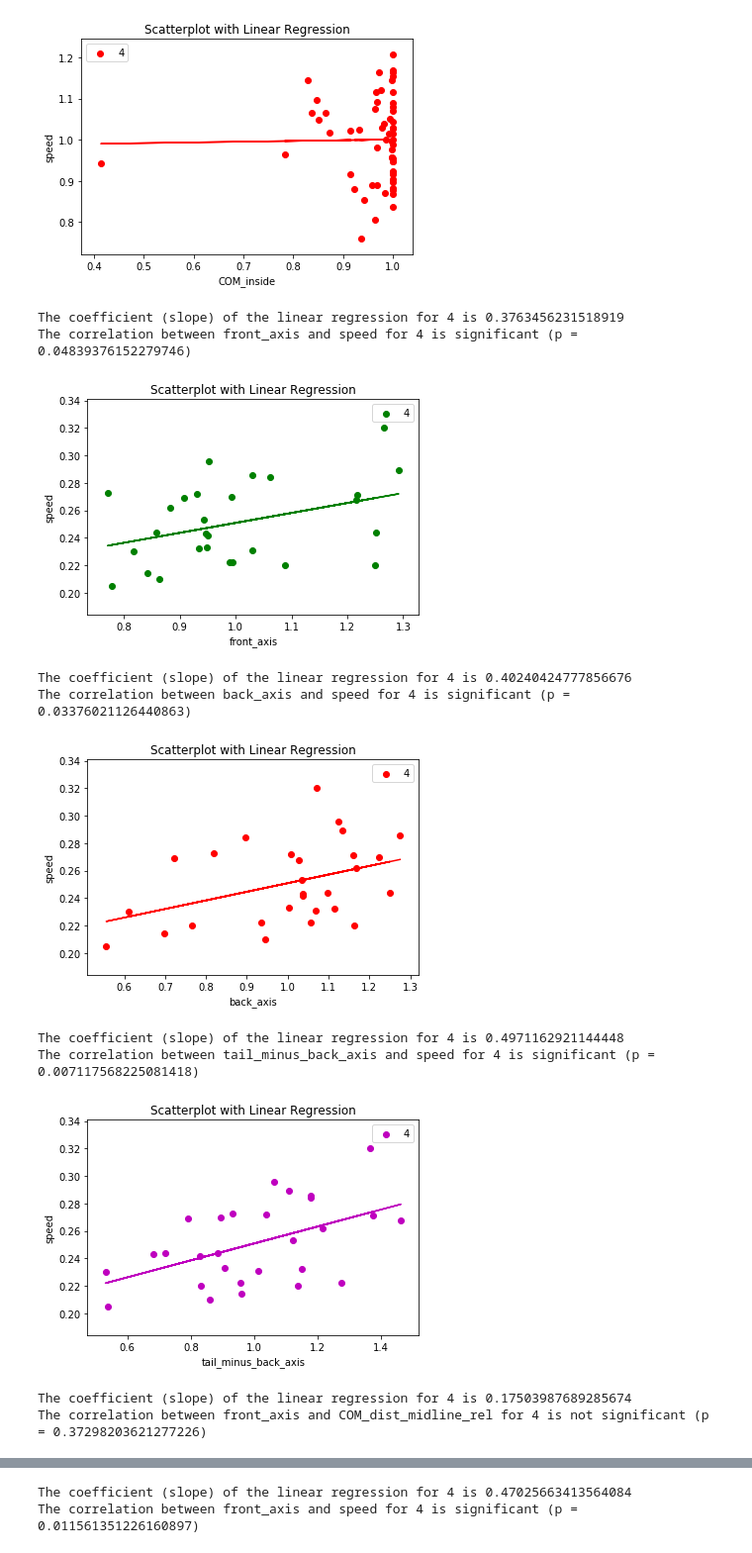
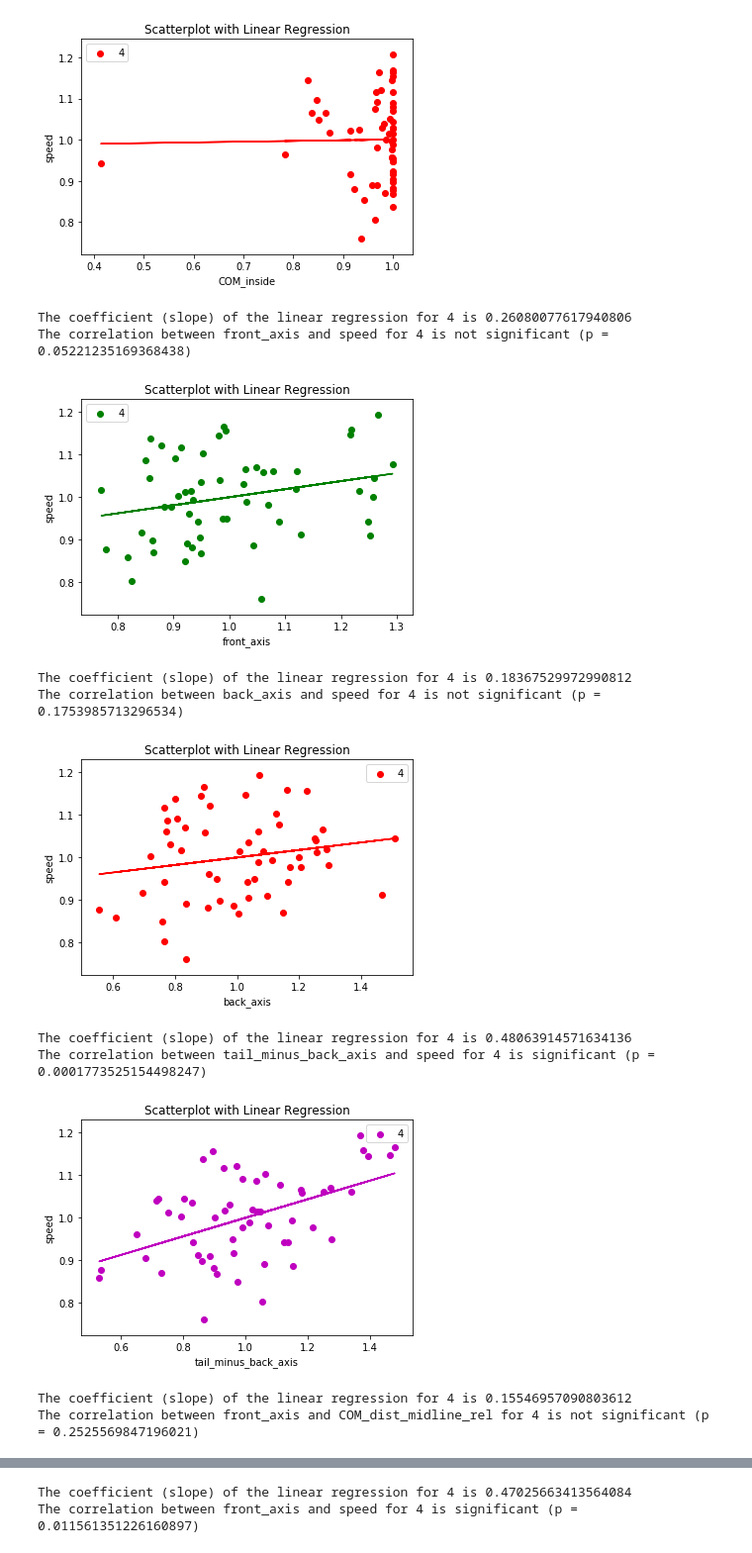
Before and after one commit to salvatoreNRIM/scripts_Tail_Kinematic_Project_JEB_2024, a Jupyter notebook: Scatter_speed_performance_no_pert-final.ipynb, the cells around one changed output, grey strips where cells are left out. Shown at 99% size. Cells and saved outputs as stored; diff of their text form; code cells hidden in the pictures.

Commit message:
Tail traces btw 0 to 360

```diff
--- a/Scatter_speed_performance_no_pert-final.ipynb
+++ b/Scatter_speed_performance_no_pert-final.ipynb
@@ -211,26 +211,26 @@ tail_disp_side = [[35.61257, 34.86959, 37.70405, 32.86737, 33.93442, 35.11956, 3
 # plot_and_print_linreg([unpack_list(normalize_by_min(tail_disp_side))], [unpack_list((COM_dist_midline_rel))], labels, 'tail_mean_side', 'COM_dist_midline_rel')
 # %%
 #Extract all plots together
-widths_beg = 2
+widths_beg = 0
 widths_end = 5
 colors = ['green', 'red', 'magenta', 'gray'] # Add more colors as needed
 
-plot_and_print_linreg([unpack_list(normalize_by_min(front_axis[widths_beg:widths_end]))], [unpack_list((speed[widths_beg:widths_end]))], labels, 'front_axis', 'speed', colors[0])
-plot_and_print_linreg([unpack_list(normalize_by_min(back_axis[widths_beg:widths_end]))], [unpack_list((speed[widths_beg:widths_end]))], labels, 'back_axis', 'speed', colors[1])
-plot_and_print_linreg([unpack_list(normalize_by_min(tail_minus_back_axis[widths_beg:widths_end]))], [unpack_list((speed[widths_beg:widths_end]))], labels, 'tail_minus_back_axis', 'speed', colors[2])
+plot_and_print_linreg([unpack_list(normalize_by_min(front_axis[widths_beg:widths_end]))], [unpack_list(normalize_by_min(speed[widths_beg:widths_end]))], labels, 'front_axis', 'speed', colors[0])
+plot_and_print_linreg([unpack_list(normalize_by_min(back_axis[widths_beg:widths_end]))], [unpack_list(normalize_by_min(speed[widths_beg:widths_end]))], labels, 'back_axis', 'speed', colors[1])
+plot_and_print_linreg([unpack_list(normalize_by_min(tail_minus_back_axis[widths_beg:widths_end]))], [unpack_list(normalize_by_min(speed[widths_beg:widths_end]))], labels, 'tail_minus_back_axis', 'speed', colors[2])
 
-plot_and_print_linreg([unpack_list(normalize_by_min(front_axis[widths_beg:widths_end]))], [unpack_list((COM_dist_midline_rel[widths_beg:widths_end]))], labels, 'front_axis', 'COM_dist_midline_rel', colors[0])
-plot_and_print_linreg([unpack_list(normalize_by_min(back_axis[widths_beg:widths_end]))], [unpack_list((COM_dist_midline_rel[widths_beg:widths_end]))], labels, 'back_axis', 'COM_dist_midline_rel', colors[1])
-plot_and_print_linreg([unpack_list(normalize_by_min(tail_minus_back_axis[widths_beg:widths_end]))], [unpack_list((COM_dist_midline_rel[widths_beg:widths_end]))], labels, 'tail_minus_back_axis', 'COM_dist_midline_rel', colors[2])
+plot_and_print_linreg([unpack_list(normalize_by_min(front_axis[widths_beg:widths_end]))], [unpack_list(normalize_by_min(COM_dist_midline_rel[widths_beg:widths_end]))], labels, 'front_axis', 'COM_dist_midline_rel', colors[0])
+plot_and_print_linreg([unpack_list(normalize_by_min(back_axis[widths_beg:widths_end]))], [unpack_list(normalize_by_min(COM_dist_midline_rel[widths_beg:widths_end]))], labels, 'back_axis', 'COM_dist_midline_rel', colors[1])
+plot_and_print_linreg([unpack_list(normalize_by_min(tail_minus_back_axis[widths_beg:widths_end]))], [unpack_list(normalize_by_min(COM_dist_midline_rel[widths_beg:widths_end]))], labels, 'tail_minus_back_axis', 'COM_dist_midline_rel', colors[2])
 # %% [output]
-The coefficient (slope) of the linear regression for 4 is 0.3763456231518919
-The correlation between front_axis and speed for 4 is significant (p = 0.04839376152279746)
+The coefficient (slope) of the linear regression for 4 is 0.26080077617940806
+The correlation between front_axis and speed for 4 is not significant (p = 0.05221235169368438)
-[figure, old version]
+[figure, new version]
-The coefficient (slope) of the linear regression for 4 is 0.40240424777856676
-The correlation between back_axis and speed for 4 is significant (p = 0.03376021126440863)
+The coefficient (slope) of the linear regression for 4 is 0.18367529972990812
+The correlation between back_axis and speed for 4 is not significant (p = 0.1753985713296534)
-[figure, old version]
+[figure, new version]
-The coefficient (slope) of the linear regression for 4 is 0.4971162921144448
-The correlation between tail_minus_back_axis and speed for 4 is significant (p = 0.007117568225081418)
+The coefficient (slope) of the linear regression for 4 is 0.48063914571634136
+The correlation between tail_minus_back_axis and speed for 4 is significant (p = 0.0001773525154498247)
-[figure, old version]
+[figure, new version]
-The coefficient (slope) of the linear regression for 4 is 0.17503987689285674
-The correlation between front_axis and COM_dist_midline_rel for 4 is not significant (p = 0.37298203621277226)
+The coefficient (slope) of the linear regression for 4 is 0.15546957090803612
+The correlation between front_axis and COM_dist_midline_rel for 4 is not significant (p = 0.2525569847196021)
```
Also changed, not shown: parts of 2 cells of this notebook.
